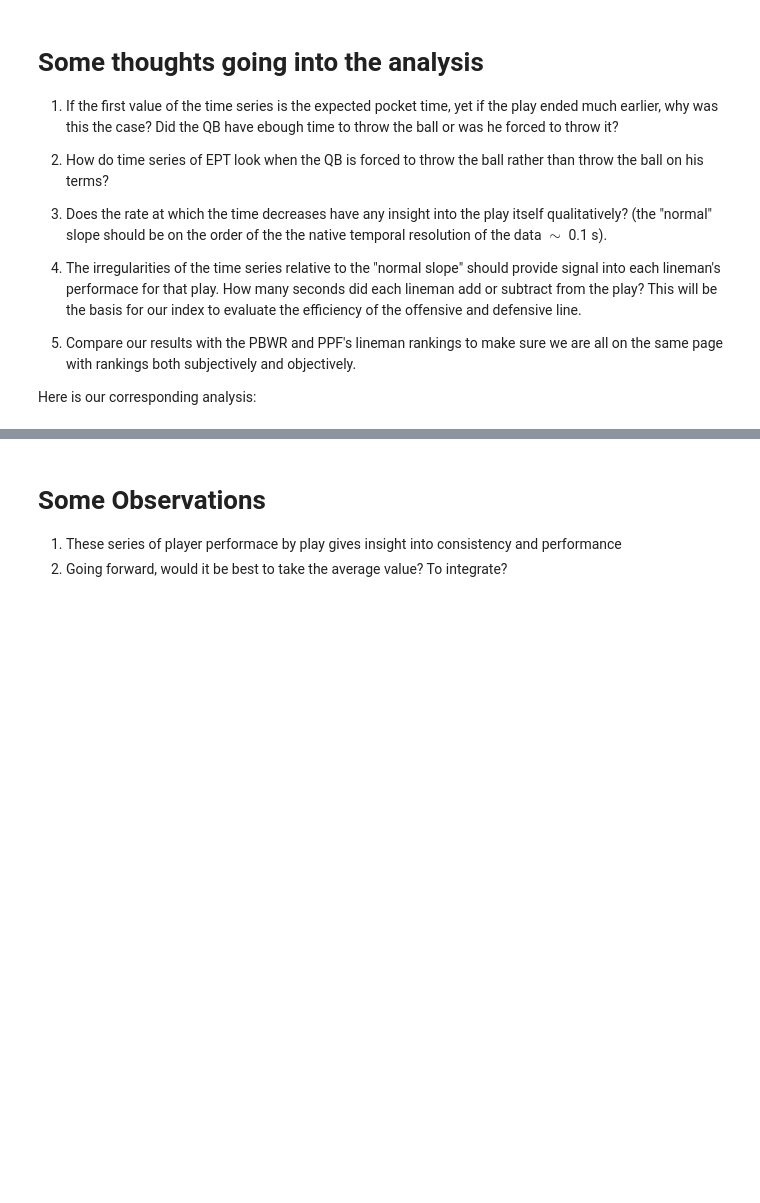
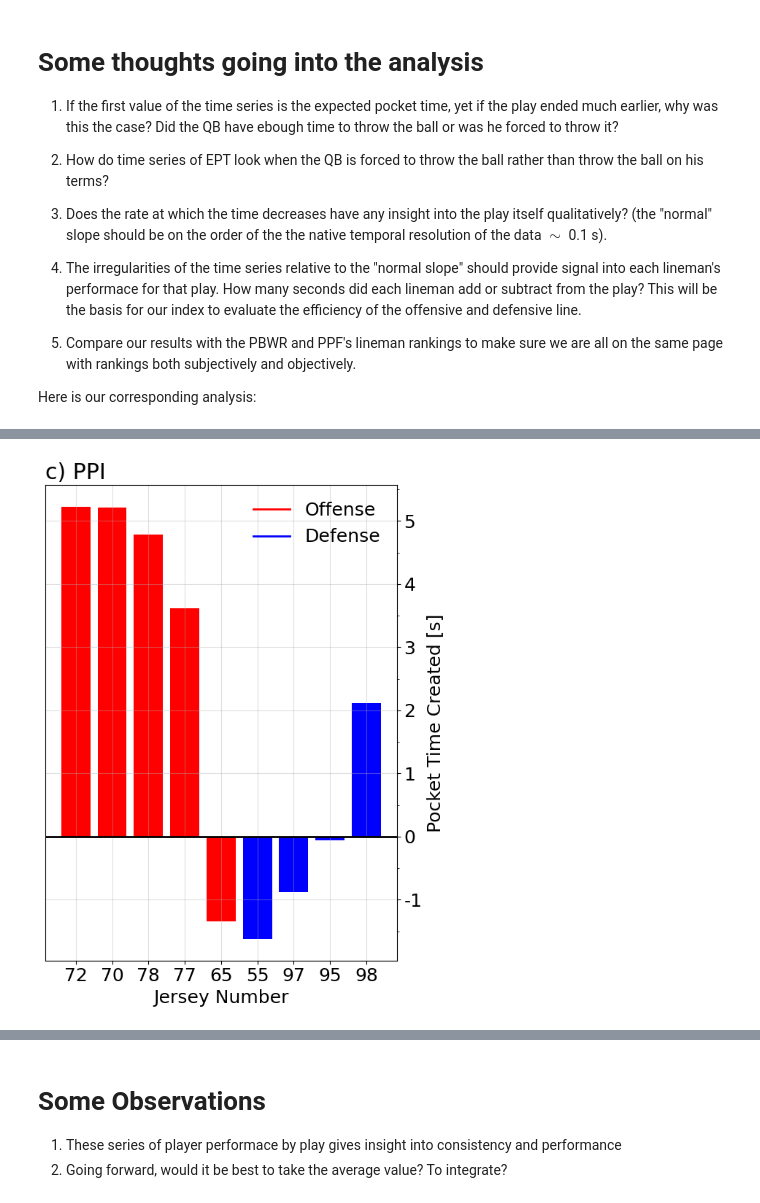
Before and after one commit to TylerPardun/Pocket_Preservation_Index, a Jupyter notebook: EPT_analysis.ipynb, the cells around one changed output, grey strips where cells are left out. Drawn from its saved outputs; the diff is of its cells as text; code cells hidden in the pictures; blank space fills up the shorter version.

```diff
--- a/EPT_analysis.ipynb
+++ b/EPT_analysis.ipynb
@@ -193,0 +216,61 @@ plt.close()
+# %%
+plt.figure(figsize=(6,8))
+ax = plt.subplot(1,1,1)
+plt.grid(alpha=0.4)
+plt.title('c) PPI',loc='left')
+
+#Sort offense
+ioff = np.where((player_pos=='C')|(player_pos=='G')|(player_pos=='T'))
+summs_off = sumss[ioff]
+sort_off = np.argsort(summs_off)[::-1]
+summs_off = summs_off[sort_off]
+jersey_off = jersey_num[ioff][sort_off]
+player_pos_off = player_pos[ioff][sort_off]
+
+#Sort defense
+ideff = np.where((player_pos=='DE')|(player_pos=='DT')|(player_pos=='NT'))
+summs_def = sumss[ideff]
+sort_def = np.argsort(summs_def)
+summs_def = summs_def[sort_def]
+jersey_def = jersey_num[ideff][sort_def]
+player_pos_def = player_pos[ideff][sort_def]
+
+#Append all together for plotting
+summs_plot = np.append(summs_off,summs_def)
+jersey_plot = np.append(jersey_off,jersey_def)
+player_pos_plot = np.append(player_pos_off,player_pos_def)
+
+for c in range(len(summs_plot)):
+    if player_pos_plot[c] in ['C','G','T']:
+        ax.bar(c,summs_plot[c],color='red')
+    else:
+        ax.bar(c,summs_plot[c],color='blue')
+
+ax.axhline(y=0,color='k',linewidth=2)
+ax.set_xticks(np.arange(len(summs_plot)),jersey_plot.astype(int))
+
+ax.plot([0,1],[5,4],color='red',alpha=0,label='Offense',linewidth=2)
+ax.plot([0,1],[4,3],color='blue',alpha=0,label='Defense',linewidth=2)
+
+#Format the axes
+ax.yaxis.set_label_position("right")
+ax.yaxis.set_ticks_position('right')
+
+ax.set_ylabel('Pocket Time Created [s]')
+ax.yaxis.set_major_locator(MultipleLocator(1))
+ax.yaxis.set_major_formatter(FormatStrFormatter('%d'))
+ax.yaxis.set_minor_locator(MultipleLocator(0.5))
+
+ax.set_xlabel('Jersey Number')
+
+#Legend
+leg = ax.legend(loc='upper right',framealpha=0)
+for lh in leg.legendHandles:
+    lh.set_alpha(1)
+
+plt.tight_layout()
+plt.savefig('Pocket_Preservation_Index/figures/bar_chart.png',dpi=300,bbox_inches='tight')
+plt.show()
+plt.close()
+# %% [output]
+[figure, added]
```
Also changed, not shown: parts of 14 cells of this notebook, 2 other files.
